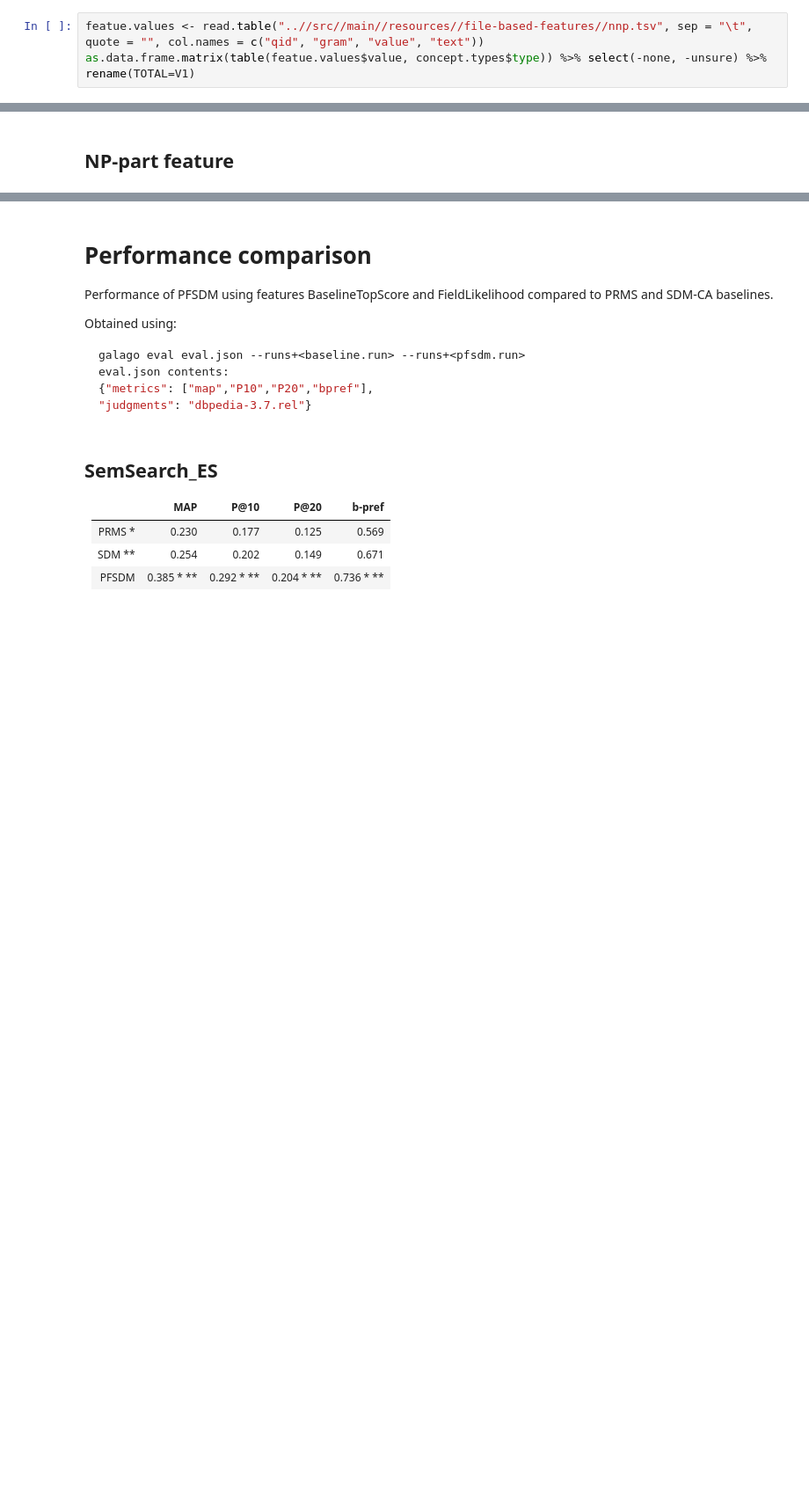
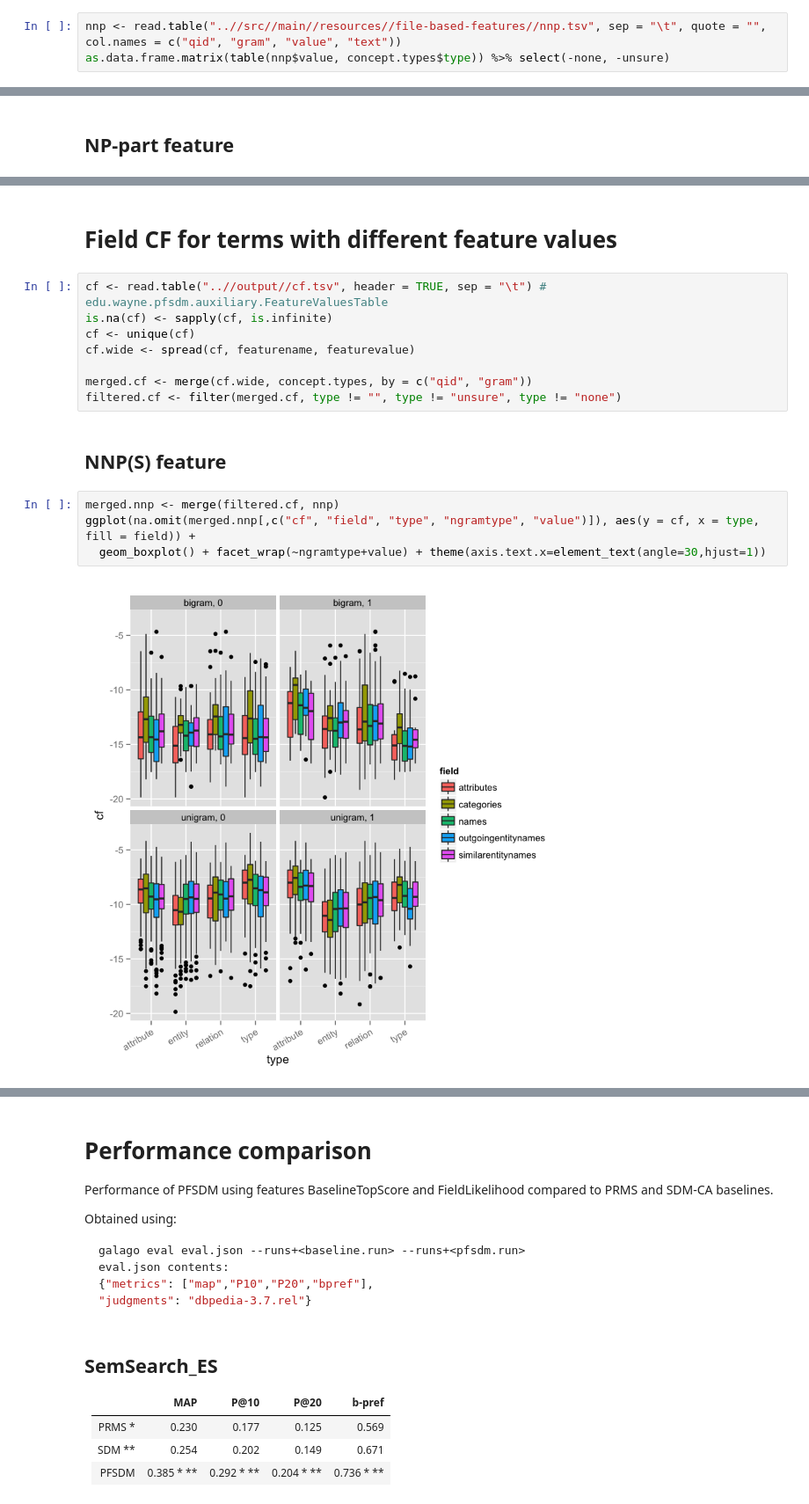
Before and after one commit to teanalab/pfsdm, a Jupyter notebook: reports/report-1.ipynb, the cells around one changed output, grey strips where cells are left out. Shown: that part at 88% size. Cells and saved outputs as stored; diff of their text form; blank space fills up the shorter version.

```diff
--- a/reports/report-1.ipynb
+++ b/reports/report-1.ipynb
@@ -32,6 +32,6 @@ These features don't depend on field.
 # %% [markdown]
 ## NNP(S) feature
 # %%
-featue.values <- read.table("..//src//main//resources//file-based-features//nnp.tsv", sep = "\t", quote = "", col.names = c("qid", "gram", "value", "text"))
-as.data.frame.matrix(table(featue.values$value, concept.types$type)) %>% select(-none, -unsure) %>% rename(TOTAL=V1)
+nnp <- read.table("..//src//main//resources//file-based-features//nnp.tsv", sep = "\t", quote = "", col.names = c("qid", "gram", "value", "text"))
+as.data.frame.matrix(table(nnp$value, concept.types$type)) %>% select(-none, -unsure)
 # %% [output]
@@ -59,0 +68,18 @@ ERROR: Error: Unknown variables: V1.
+# %% [markdown]
+# Field CF for terms with different feature values
+# %%
+cf <- read.table("..//output//cf.tsv", header = TRUE, sep = "\t") # edu.wayne.pfsdm.auxiliary.FeatureValuesTable
+is.na(cf) <- sapply(cf, is.infinite)
+cf <- unique(cf)
+cf.wide <- spread(cf, featurename, featurevalue)
+
+merged.cf <- merge(cf.wide, concept.types, by = c("qid", "gram"))
+filtered.cf <- filter(merged.cf, type != "", type != "unsure", type != "none")
+# %% [markdown]
+## NNP(S) feature
+# %%
+merged.nnp <- merge(filtered.cf, nnp)
+ggplot(na.omit(merged.nnp[,c("cf", "field", "type", "ngramtype", "value")]), aes(y = cf, x = type, fill = field)) +
+  geom_boxplot() + facet_wrap(~ngramtype+value) + theme(axis.text.x=element_text(angle=30,hjust=1))
+# %% [output]
+[figure, added]
```
Also changed, not shown: parts of 12 cells of this notebook, 3 other files.
